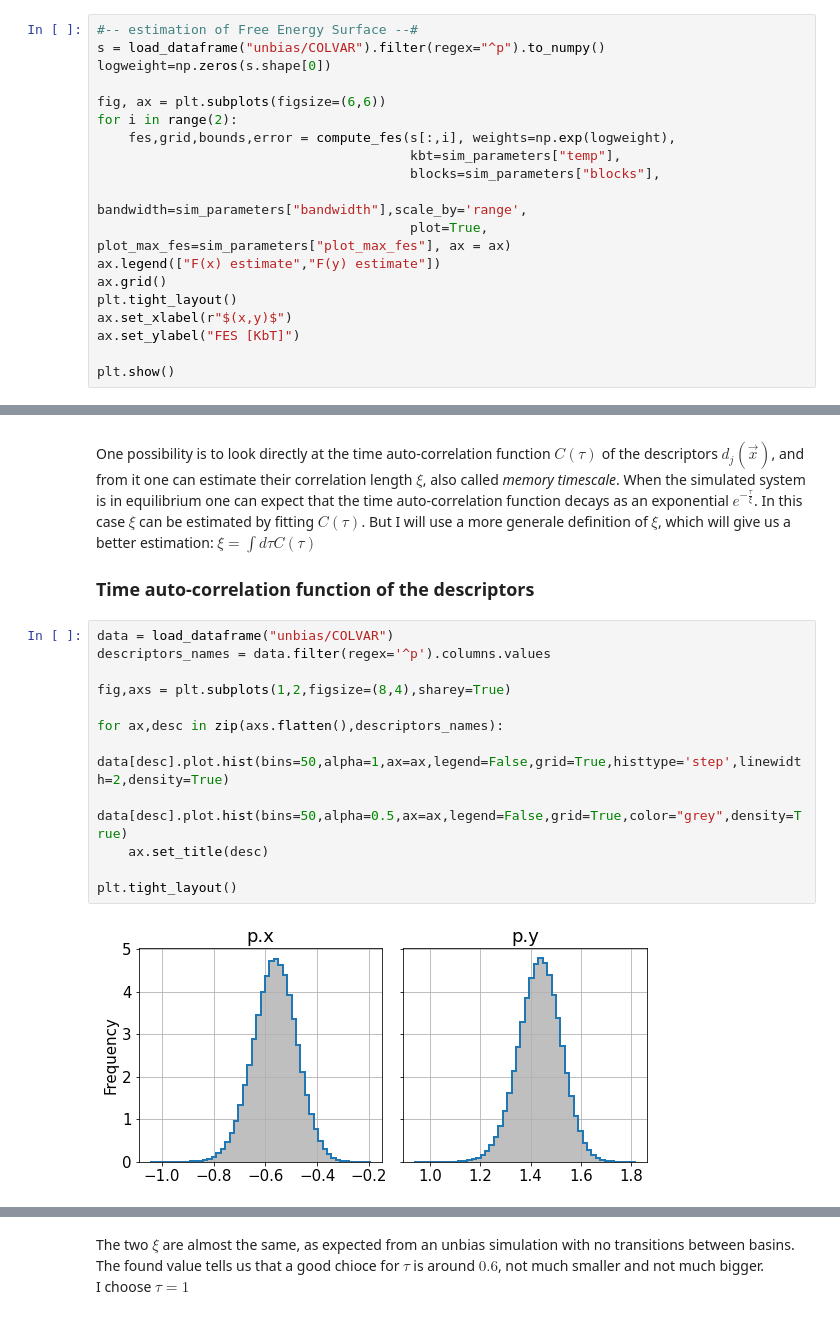
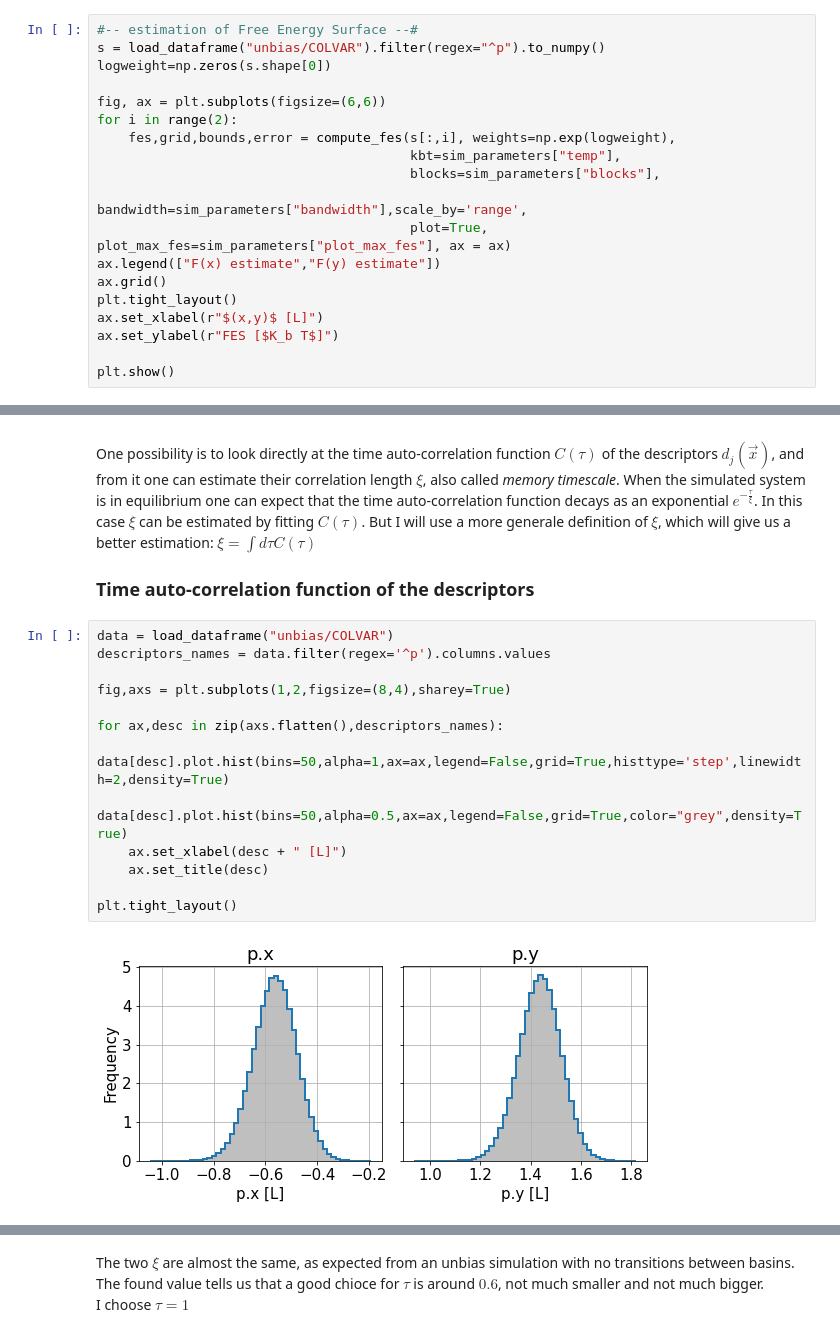
Before and after one commit to nicolopedrani/Hyper-TICA, a Jupyter notebook: Toy_Model/Unbias.ipynb, the cells around one changed output, grey strips where cells are left out. Saved outputs shown, nothing was run; the diff lists cells and outputs as text.

```diff
--- a/Toy_Model/Unbias.ipynb
+++ b/Toy_Model/Unbias.ipynb
@@ -187,8 +187,8 @@ for i in range(2):
 ax.legend(["F(x) estimate","F(y) estimate"])
 ax.grid()
 plt.tight_layout()
-ax.set_xlabel(r"$(x,y)$")
-ax.set_ylabel("FES [KbT]")
+ax.set_xlabel(r"$(x,y)$ [L]")
+ax.set_ylabel(r"FES [$K_b T$]")
 
 plt.show()
 # %% [output]
@@ -207,15 +207,16 @@ One possibility is to look directly at the time auto-correlation function $C(\ta
 # %%
 data = load_dataframe("unbias/COLVAR")
 descriptors_names = data.filter(regex='^p').columns.values
 
 fig,axs = plt.subplots(1,2,figsize=(8,4),sharey=True)
 
 for ax,desc in zip(axs.flatten(),descriptors_names):
     data[desc].plot.hist(bins=50,alpha=1,ax=ax,legend=False,grid=True,histtype='step',linewidth=2,density=True)
     data[desc].plot.hist(bins=50,alpha=0.5,ax=ax,legend=False,grid=True,color="grey",density=True)
+    ax.set_xlabel(desc + " [L]")
     ax.set_title(desc)
 
 plt.tight_layout()
 # %% [output]
-[figure, old version]
+[figure, new version]
 # %% [markdown]
```
Also changed, not shown: parts of 14 cells of this notebook, 11 other files.
